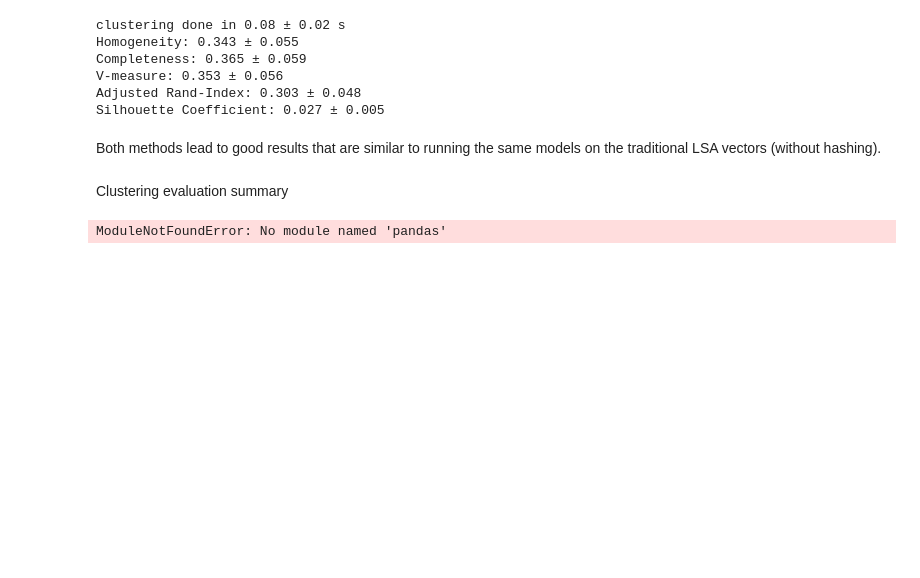
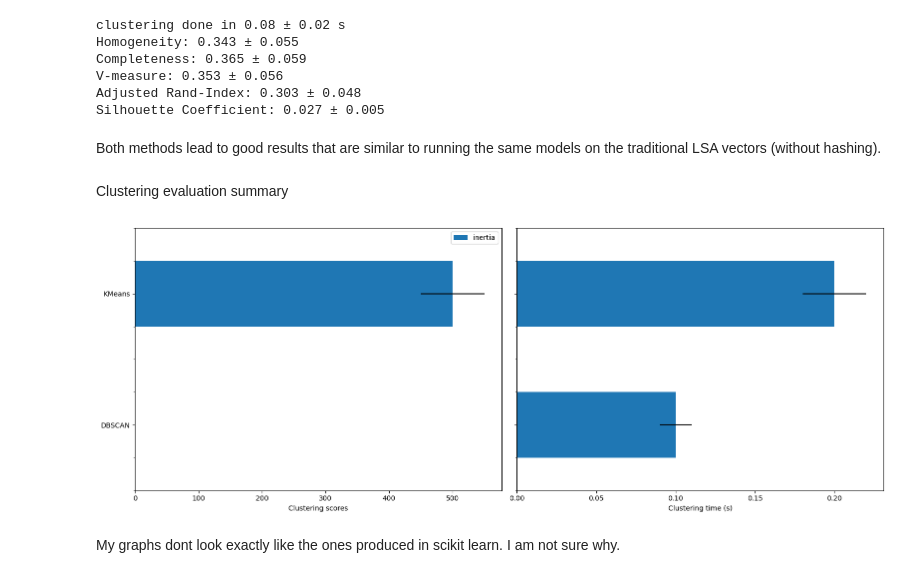
Before and after one commit to olson-keatinge/BIO_350_F25, a Jupyter notebook: Scikitlearn_IC_Asignments10.ipynb, the cells around one changed output. Drawn from its saved outputs; the diff is of its cells as text; code cells hidden in the pictures; blank space fills up the shorter version.

Commit message:
Scikit learn clustering activity - running code from another source.

```diff
--- a/Scikitlearn_IC_Asignments10.ipynb
+++ b/Scikitlearn_IC_Asignments10.ipynb
@@ -321,21 +321,34 @@ Clustering evaluation summary
 # %%
 import matplotlib.pyplot as plt
 import pandas as pd
 
+
 fig, (ax0, ax1) = plt.subplots(ncols=2, figsize=(16, 6), sharey=True)
+
+evaluations = [
+    {"estimator": "KMeans", "inertia": 500, "train_time": 0.2},
+    {"estimator": "DBSCAN", "inertia": None, "train_time": 0.1},
+]
+
+evaluations_std = [
+    {"estimator": "KMeans", "inertia": 50, "train_time": 0.02},
+    {"estimator": "DBSCAN", "inertia": None, "train_time": 0.01},
+]
 
 df = pd.DataFrame(evaluations[::-1]).set_index("estimator")
 df_std = pd.DataFrame(evaluations_std[::-1]).set_index("estimator")
 
 df.drop(
     ["train_time"],
     axis="columns",
 ).plot.barh(ax=ax0, xerr=df_std)
 ax0.set_xlabel("Clustering scores")
 ax0.set_ylabel("")
 
 df["train_time"].plot.barh(ax=ax1, xerr=df_std["train_time"])
 ax1.set_xlabel("Clustering time (s)")
 plt.tight_layout()
 # %% [output]
-ModuleNotFoundError: No module named 'pandas'
+[figure, added]
+# %% [markdown]
+My graphs dont look exactly like the ones produced in scikit learn. I am not sure why.
```
Also changed, not shown: parts of 1 cell of this notebook.
